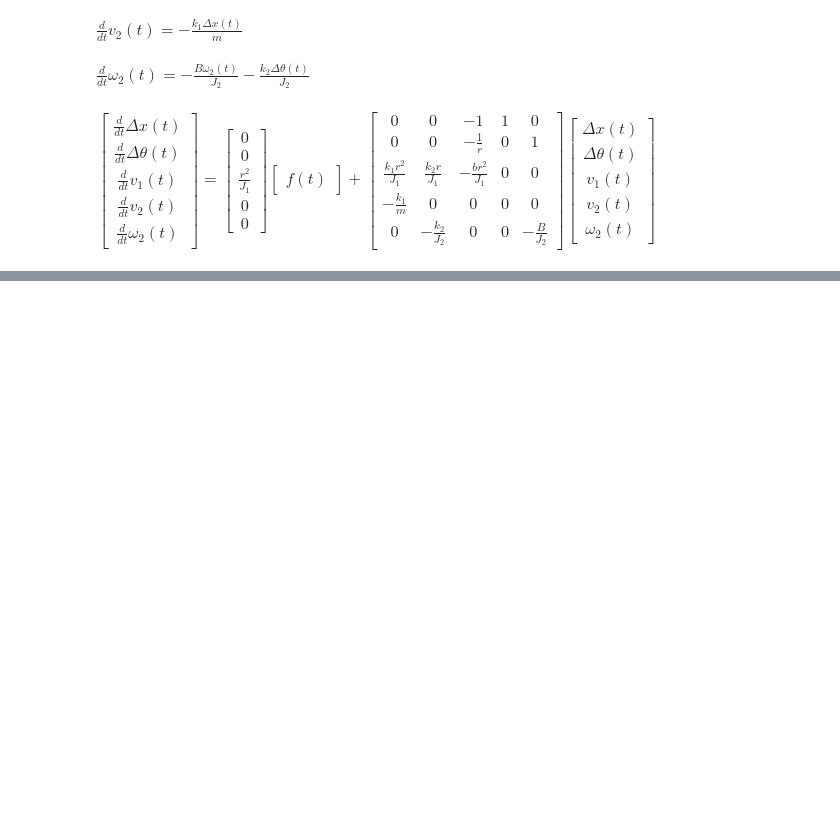
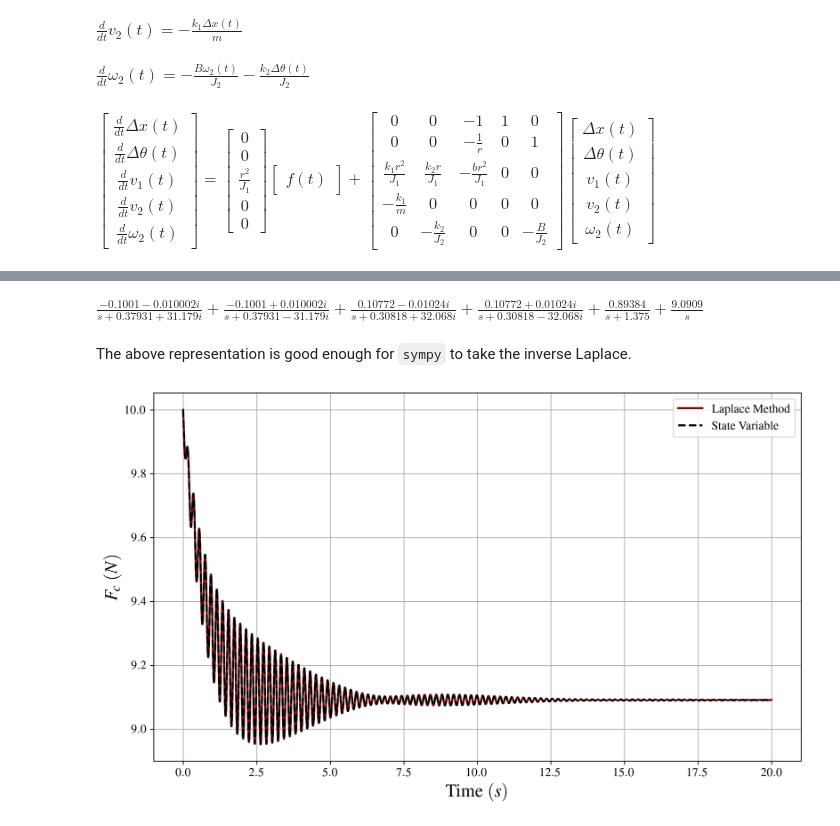
Before and after one commit to gabemorris12/dynamical_systems, a Jupyter notebook: Homework 3/Dynamical Systems Homework 3.ipynb, the cells around one changed output, grey strips where cells are left out. Drawn from its saved outputs; the diff is of its cells as text; code cells hidden in the pictures; blank space fills up the shorter version.

```diff
--- a/Homework 3/Dynamical Systems Homework 3.ipynb
+++ b/Homework 3/Dynamical Systems Homework 3.ipynb
@@ -131,0 +313,5 @@ $\displaystyle \left[\begin{matrix}\frac{d}{d t} \Delta x{\left(t \right)}\\\fra
+# %%
+# Only getting the contact force and substituting values
+sp_tf = sol_s[laplace(F_c)]/laplace(f)
+sp_tf = sp_tf.subs(sub_vals).simplify()
+sp_tf
@@ -131,0 +325,10 @@ $\displaystyle \left[\begin{matrix}\frac{d}{d t} \Delta x{\left(t \right)}\\\fra
+# %%
+# Taking the inverse laplace to solve for F_c
+F_c_s = sp_tf*10/s
+num, den = sp.fraction(F_c_s)
+num = sp.Poly(num.expand(), s)
+den = sp.Poly(den.expand(), s)
+F_poly = num.as_expr()/den.as_expr()
+# f_c_t = sp.inverse_laplace_transform(F_poly, s, t)
+# f_c_t
+F_poly
@@ -131,0 +339,7 @@ $\displaystyle \left[\begin{matrix}\frac{d}{d t} \Delta x{\left(t \right)}\\\fra
+# %%
+# Find roots
+r1, r2, r3, r4, r5, r6 = roots = sp.nroots(den)
+display(*roots)
+factor_den = sp.prod([(s - root) for root in roots])
+F_c_s = num/8/factor_den
+F_c_s.n(5)
@@ -131,0 +354,26 @@ $\displaystyle \left[\begin{matrix}\frac{d}{d t} \Delta x{\left(t \right)}\\\fra
+# %%
+C1 = (F_c_s*s).subs(s, 0).simplify()
+C2 = (F_c_s*(s + -r1)).subs(s, r1).simplify()
+C3 = (F_c_s*(s + -r3)).subs(s, r3).simplify()
+C4 = (F_c_s*(s + -r4)).subs(s, r4).simplify()
+C5 = (F_c_s*(s + -r5)).subs(s, r5).simplify()
+C6 = (F_c_s*(s + -r6)).subs(s, r6).simplify()
+F_c_s_rhs = C1/s + C2/(s - r1) + C3/(s - r3) + C4/(s - r4) + C5/(s - r5) + C6/(s - r6)
+F_c_s_rhs.n(5)
+# %% [output]
+$\displaystyle \frac{-0.1001 - 0.010002 i}{s + 0.37931 + 31.179 i} + \frac{-0.1001 + 0.010002 i}{s + 0.37931 - 31.179 i} + \frac{0.10772 - 0.01024 i}{s + 0.30818 + 32.068 i} + \frac{0.10772 + 0.01024 i}{s + 0.30818 - 32.068 i} + \frac{0.89384}{s + 1.375} + \frac{9.0909}{s}$
+# %% [markdown]
+The above representation is good enough for `sympy` to take the inverse Laplace.
+# %%
+f_c_t = sp.inverse_laplace_transform(F_c_s, s, t)
+f_c_t_lamb = sp.lambdify(t, f_c_t, modules='numpy')
+
+fig, ax = plt.subplots()
+ax.plot(t_array, np.real(f_c_t_lamb(t_array)), label='Laplace Method')
+ax.plot(sol1.t, F_c_original, label='State Variable', ls='--')
+ax.set_xlabel('Time $(s)$')
+ax.set_ylabel('$F_c$ $(N)$')
+ax.legend()
+plt.show()
+# %% [output]
+[figure, added]
```
Also changed, not shown: parts of 31 cells of this notebook, 1 other file.
